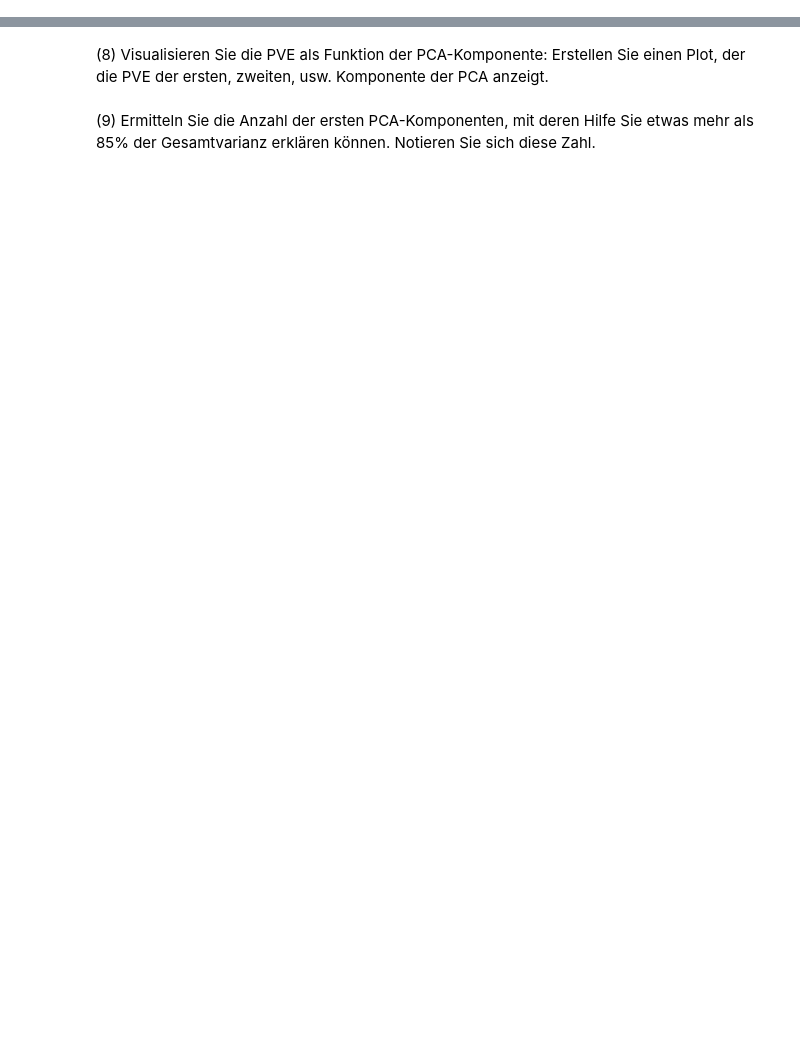
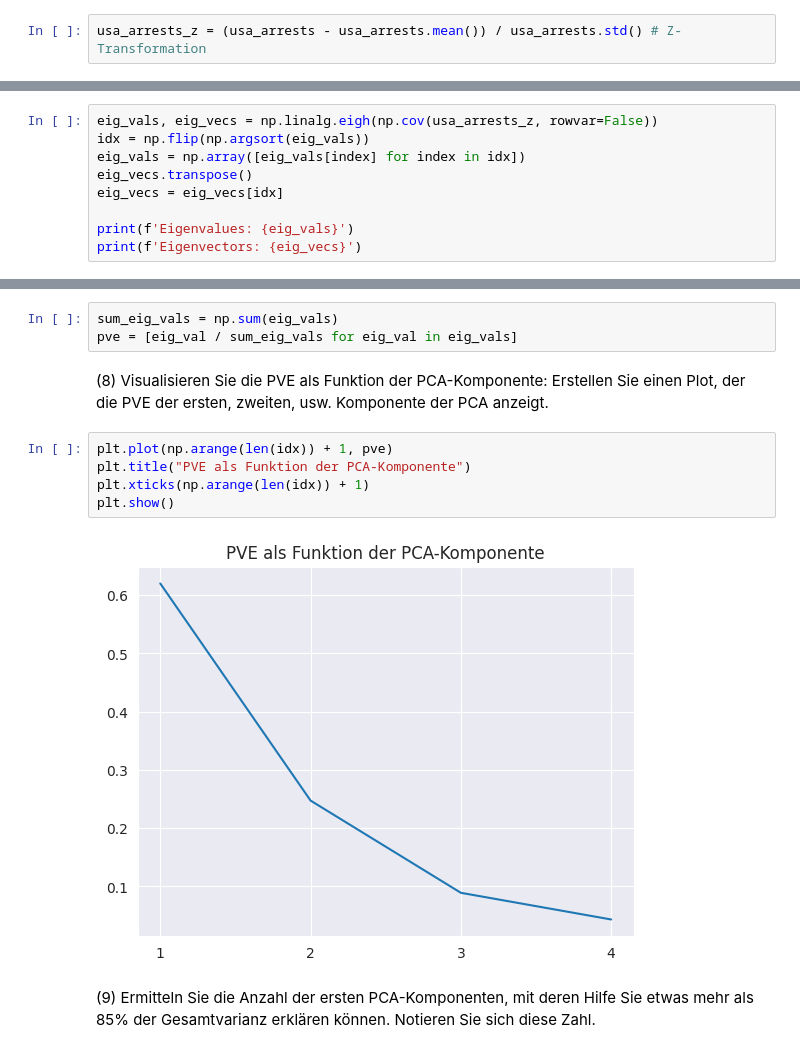
Before and after one commit to cortex359/ds.ss24, a Jupyter notebook: 06/TSRI-6.ipynb, the cells around one changed output, grey strips where cells are left out. Drawn from its saved outputs; the diff is of its cells as text; blank space fills up the shorter version.

```diff
--- a/06/TSRI-6.ipynb
+++ b/06/TSRI-6.ipynb
@@ -309,5 +360,16 @@ In dieser Übung werden wir einen klassischen Datensatz untersuchen, der aus den
 # %% [markdown]
 (5) Welche Vorbereitungsmaßnahme ergibt sich für Sie aus Punkt (4)? Bereiten Sie Ihre Daten entsprechend vor.
 * ROT-13 kodierter Tipp: Fpunhra Fvr va qvr Ibeyrfhatfhagreyntra: Jvr fbyygra Fvr Vuer Qngra ibe rvare CPN genafsbezvrera?
+# %%
+usa_arrests_z = (usa_arrests - usa_arrests.mean()) / usa_arrests.std() # Z-Transformation
 # %% [markdown]
 (6) Nutzen Sie Ihre Implementierung der PCA aus Aufgabe 6.1 und führen Sie die PCA durch. Ihr Produkt sind die Merkmale in den neuen PCA-Koordinaten.
+# %%
+eig_vals, eig_vecs = np.linalg.eigh(np.cov(usa_arrests_z, rowvar=False))
+idx = np.flip(np.argsort(eig_vals))
+eig_vals = np.array([eig_vals[index] for index in idx])
+eig_vecs.transpose()
+eig_vecs = eig_vecs[idx]
+
+print(f'Eigenvalues: {eig_vals}')
+print(f'Eigenvectors: {eig_vecs}')
@@ -314,6 +382,16 @@ In dieser Übung werden wir einen klassischen Datensatz untersuchen, der aus den
 # %% [markdown]
 (7) Implementieren Sie eine Funktion, die Ihnen die *Proportion of Variance Explained* (PVE) für ein gegebenes Merkmal berechnet. Schlagen Sie dazu in der Vorlesung nach, wie die PVE definiert ist.
+# %%
+sum_eig_vals = np.sum(eig_vals)
+pve = [eig_val / sum_eig_vals for eig_val in eig_vals]
 # %% [markdown]
 (8) Visualisieren Sie die PVE als Funktion der PCA-Komponente: Erstellen Sie einen Plot, der die PVE der ersten, zweiten, usw. Komponente der PCA anzeigt.
+# %%
+plt.plot(np.arange(len(idx)) + 1, pve)
+plt.title("PVE als Funktion der PCA-Komponente")
+plt.xticks(np.arange(len(idx)) + 1)
+plt.show()
+# %% [output]
+[figure, added]
 # %% [markdown]
 (9) Ermitteln Sie die Anzahl der ersten PCA-Komponenten, mit deren Hilfe Sie etwas mehr als 85% der Gesamtvarianz erklären können. Notieren Sie sich diese Zahl.
```
Also changed, not shown: parts of 23 cells of this notebook, 1 other file.
